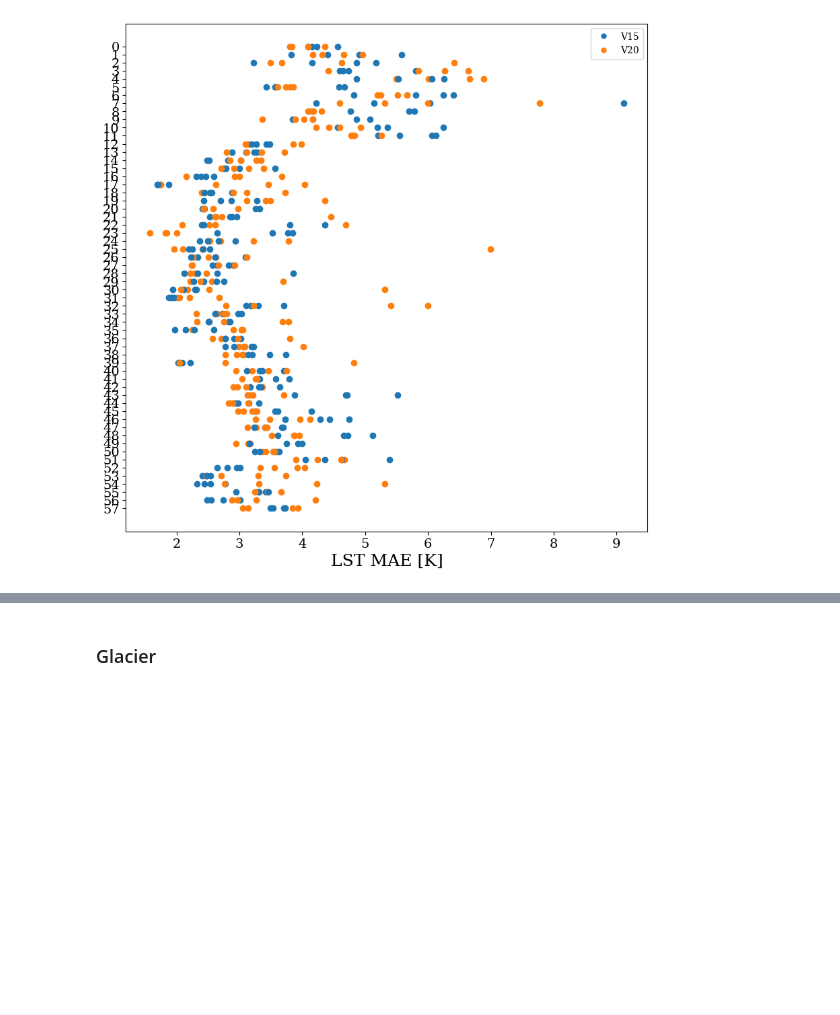
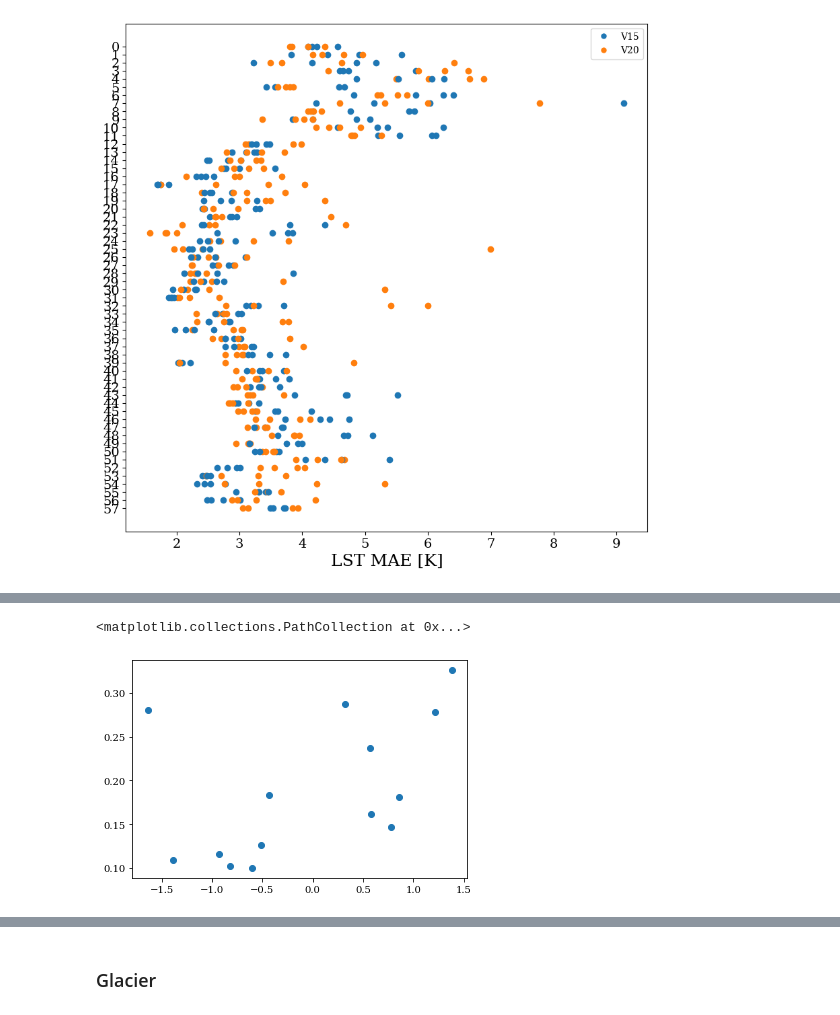
Before and after one commit to tomkimpson/ML4L, a Jupyter notebook: notebooks/revisions/noise_pipeline_clean.ipynb, the cells around one changed output, grey strips where cells are left out. Saved outputs shown, nothing was run; the diff lists cells and outputs as text; code cells hidden in the pictures; blank space fills up the shorter version.

```diff
--- a/notebooks/revisions/noise_pipeline_clean.ipynb
+++ b/notebooks/revisions/noise_pipeline_clean.ipynb
@@ -911,0 +1034,9 @@ small nosie point: 54
+# %%
+row = df_veg_v15.iloc[idxs]
+xvals = row['delta']
+yvals = row['V15_cvhFr'] - row['V20_cvhFr']
+
+plt.scatter(xvals,yvals)
+# %% [output]
+<matplotlib.collections.PathCollection at 0x...>
+[figure, added]
```
Also changed, not shown: parts of 21 cells of this notebook, 10 other files.
